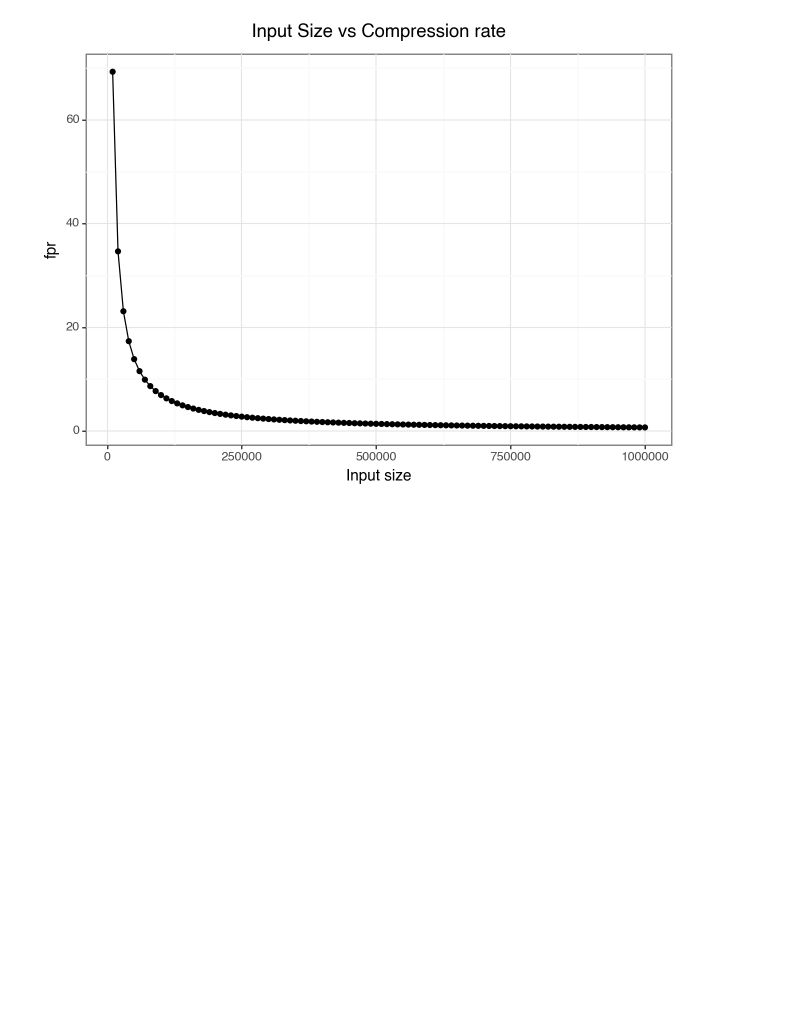
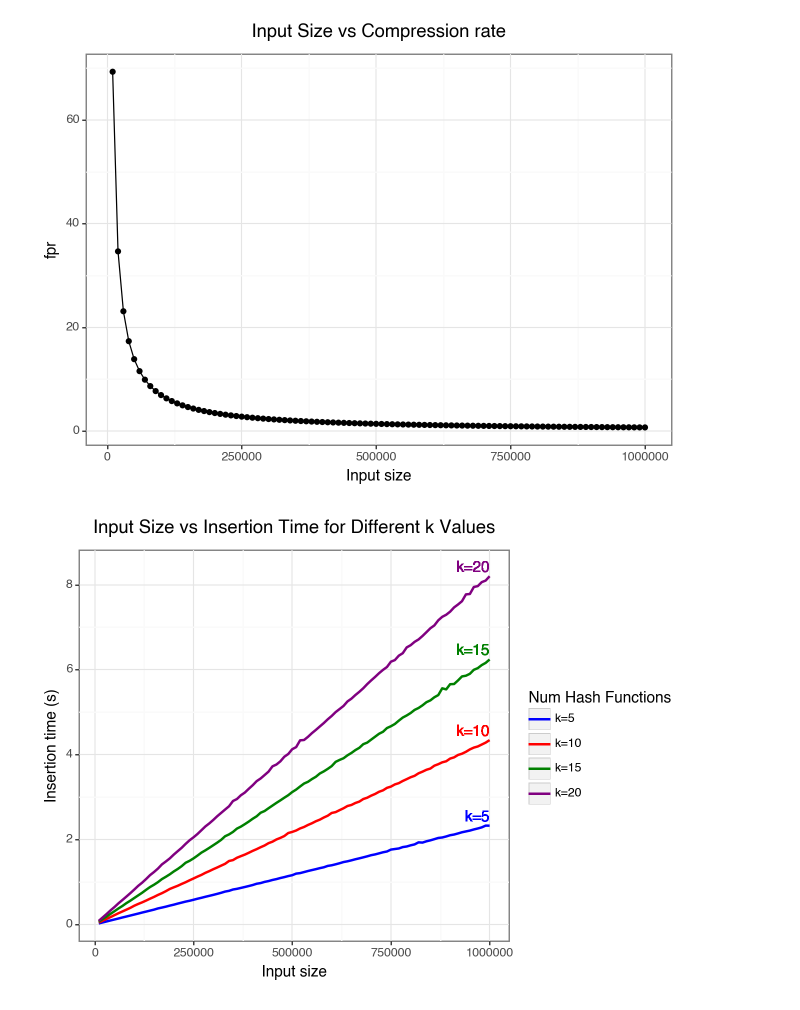
Before and after one commit to Clare-Joyce/CDS_Project, a Jupyter notebook: report.ipynb, the cells around one changed output. Cells and saved outputs as stored; diff of their text form; code cells hidden in the pictures; blank space fills up the shorter version.

Commit message:
Add plots with different k values

```diff
--- a/report.ipynb
+++ b/report.ipynb
@@ -73,3 +74,23 @@ plot4 = plot4 + theme(plot_title=element_text(hjust=0.5))
 print(plot4)
 # %% [output]
 [figure]
+# %%
+plot5 = (
+    ggplot() +
+    geom_line(data=df5, mapping=aes(x="input_size", y="insertion_time", color="'k=5'"), size=1) +
+    geom_line(data=df10, mapping=aes(x="input_size", y="insertion_time", color="'k=10'"), size=1) +
+    geom_line(data=df15, mapping=aes(x="input_size", y="insertion_time", color="'k=15'"), size=1) +
+    geom_line(data=df20, mapping=aes(x="input_size", y="insertion_time", color="'k=20'"), size=1) +
+    geom_text(data=df5, mapping=aes(x=max(df5['input_size']), y=max(df5['insertion_time']) + 0.2, label="'k=5'"), color="blue", ha='right') +
+    geom_text(data=df10, mapping=aes(x=max(df10['input_size']), y=max(df10['insertion_time']) + 0.2, label="'k=10'"), color="red", ha='right') +
+    geom_text(data=df15, mapping=aes(x=max(df15['input_size']), y=max(df15['insertion_time']) + 0.2, label="'k=15'"), color="green", ha='right') +
+    geom_text(data=df20, mapping=aes(x=max(df20['input_size']), y=max(df20['insertion_time']) + 0.2, label="'k=20'"), color="purple", ha='right') +
+    labs(x="Input size", y="Insertion time (s)", title="Input Size vs Insertion Time for Different k Values") +
+    scale_color_manual(name="Num Hash Functions", values={"k=5":"blue", "k=10":"red", "k=15":"green", "k=20":"purple"}) +
+    theme_bw() +
+    theme(plot_title=element_text(hjust=0.5))
+)
+
+print(plot5)
+# %% [output]
+[figure, added]
```
Also changed, not shown: parts of 13 cells of this notebook.
